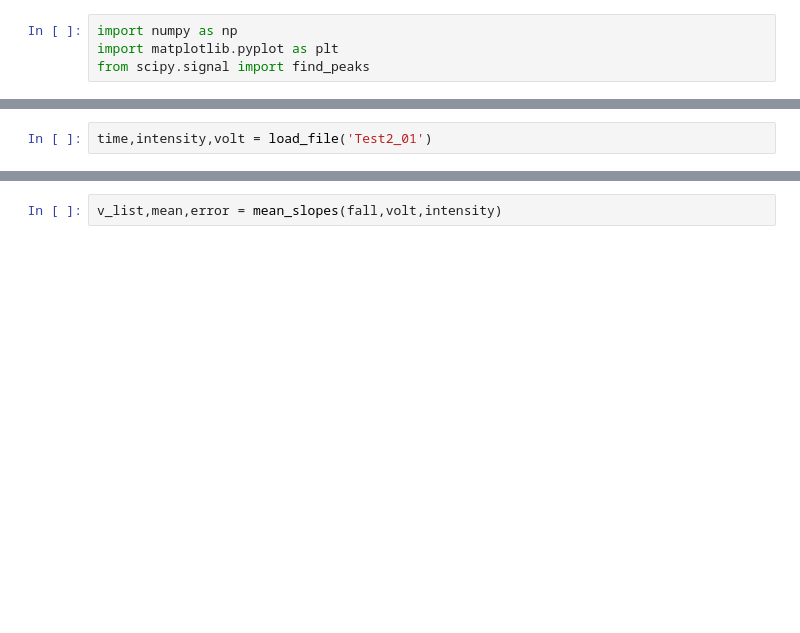
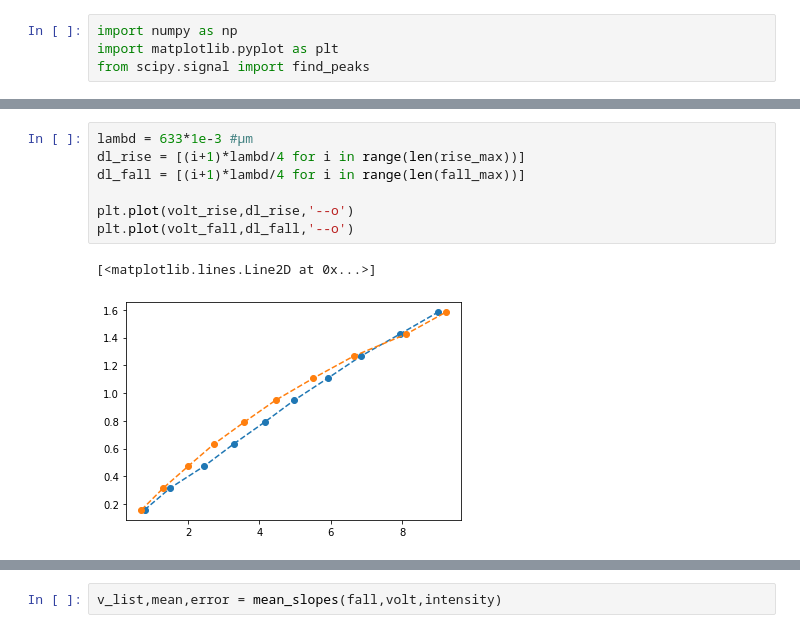
Before and after one commit to MadsCarlsen/Eksperimentel_Fysik, a Jupyter notebook: Michelson_Interferometer/Kode_Mads.ipynb, the cells around one changed output, grey strips where cells are left out. Cells and saved outputs as stored; diff of their text form; blank space fills up the shorter version.

```diff
--- a/Michelson_Interferometer/Kode_Mads.ipynb
+++ b/Michelson_Interferometer/Kode_Mads.ipynb
@@ -108,5 +173,13 @@ plt.errorbar(v_list,fall_mean,yerr=fall_error,fmt='o',ms=5,lw=2,capsize=3)
-# %%
-time,intensity,volt = load_file('Test2_01')
+# %%
+lambd = 633*1e-3 #µm
+dl_rise = [(i+1)*lambd/4 for i in range(len(rise_max))]
+dl_fall = [(i+1)*lambd/4 for i in range(len(fall_max))]
+
+plt.plot(volt_rise,dl_rise,'--o')
+plt.plot(volt_fall,dl_fall,'--o')
+# %% [output]
+[<matplotlib.lines.Line2D at 0x...>]
+[figure, added]
 # %%
 max_peaks = find_peaks(volt,distance=1000,width=100)[0]
 min_peaks = find_peaks(-1*volt,distance=100,width=100)[0]
```
Also changed, not shown: parts of 11 cells of this notebook.
